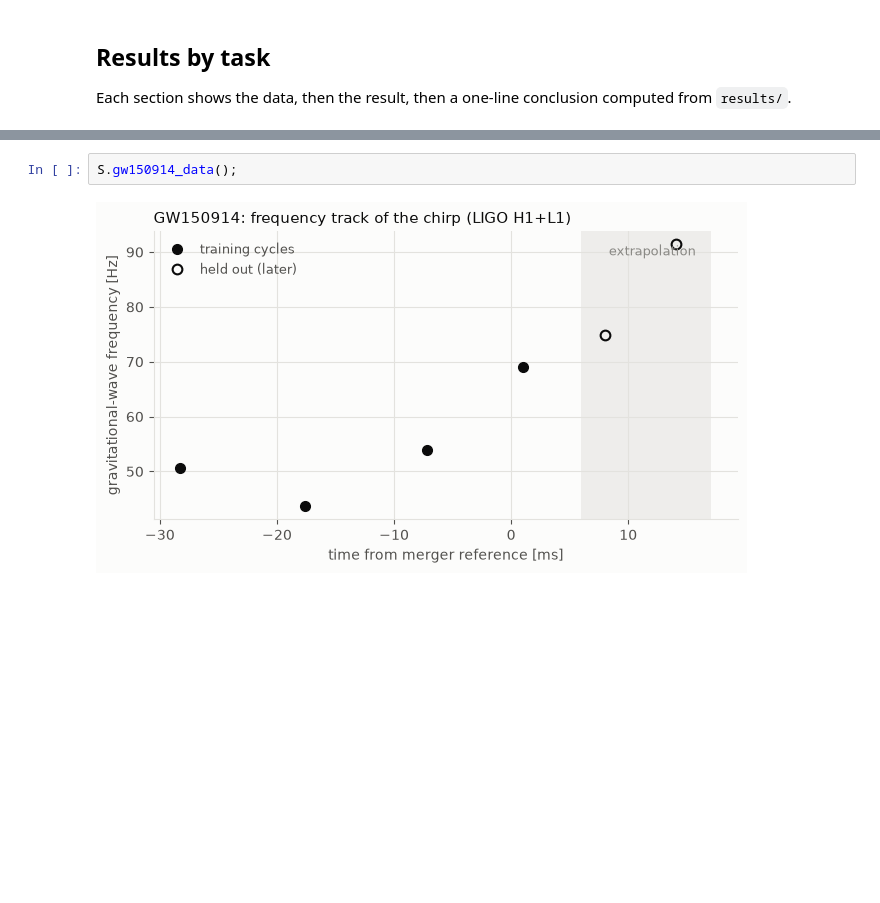
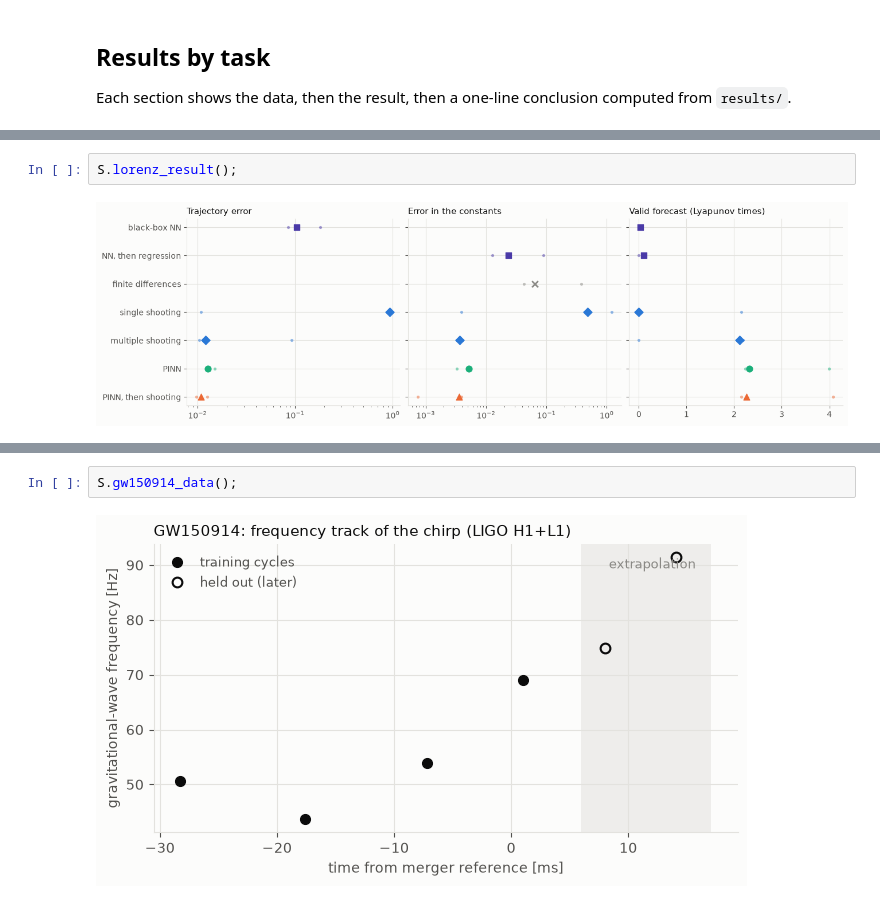
Before and after one commit to drorjac/physics-prior, a Jupyter notebook: notebooks/summary.ipynb, the cells around one changed output, grey strips where cells are left out. Cells and saved outputs as stored; diff of their text form; blank space fills up the shorter version.

```diff
--- a/notebooks/summary.ipynb
+++ b/notebooks/summary.ipynb
@@ -65,0 +83,4 @@ Each section shows the data, then the result, then a one-line conclusion compute
+# %%
+S.lorenz_result();
+# %% [output]
+[figure, added]
```
Also changed, not shown: parts of 17 cells of this notebook, 14 other files.
